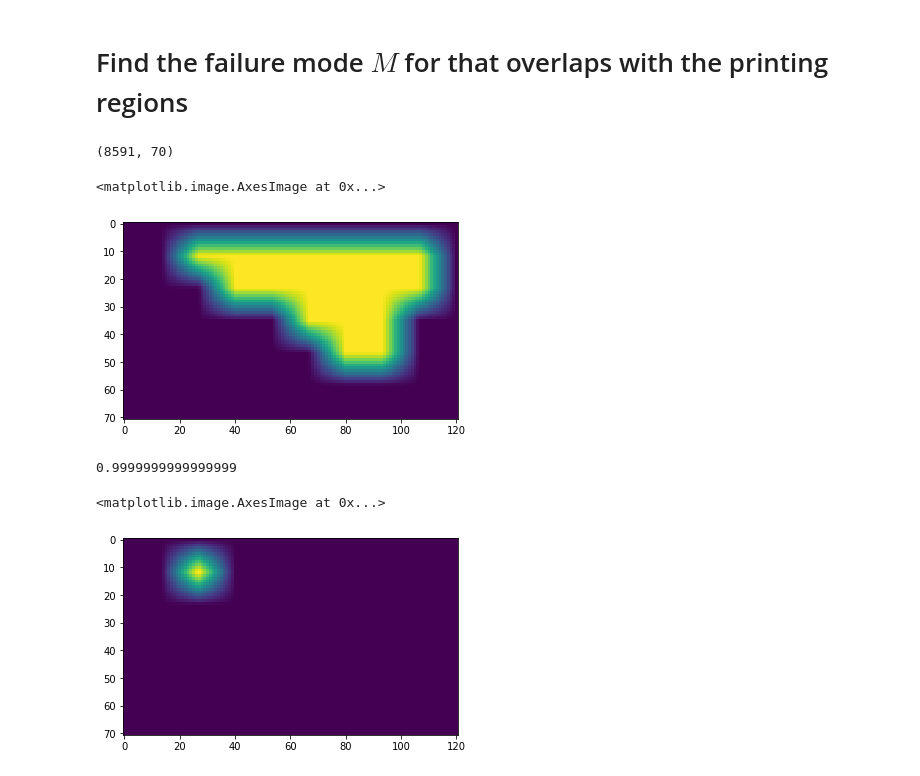
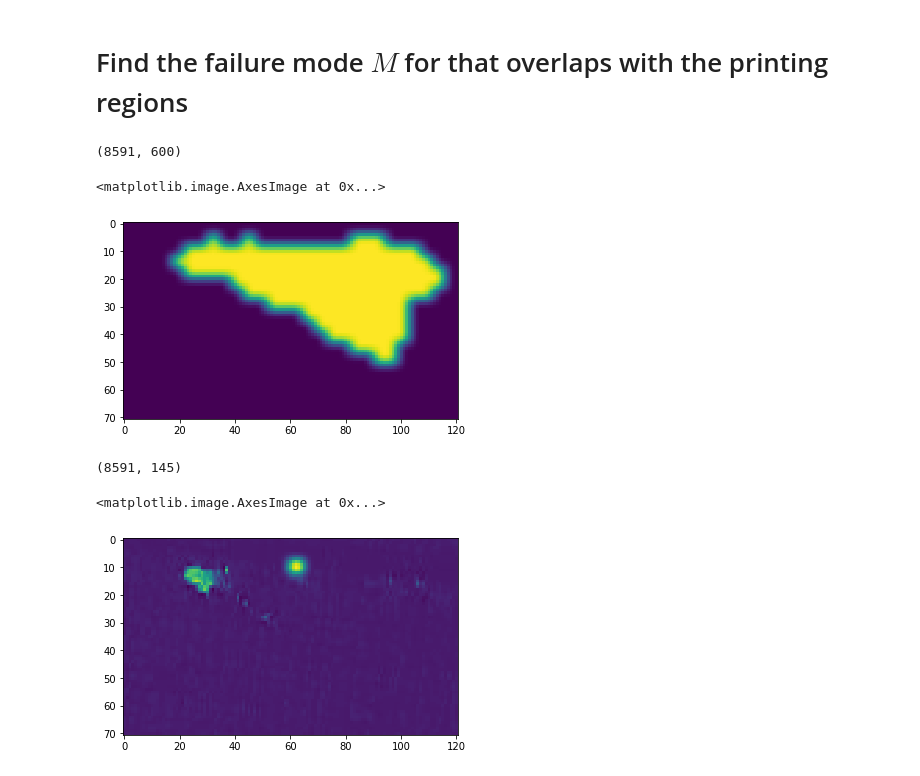
Before and after one commit to hyan46/ExtendedTSSRP, a Jupyter notebook: Case_3DPrinting_test.ipynb, the cells around one changed output. Saved outputs shown, nothing was run; the diff lists cells and outputs as text; code cells hidden in the pictures.

```diff
--- a/Case_3DPrinting_test.ipynb
+++ b/Case_3DPrinting_test.ipynb
@@ -59,39 +47,41 @@ plt.imshow(printingregion+defectregion)
 # Find the failure mode $M$ for that overlaps with the printing regions
 # %%
 from Bspline import bsplineBasis
-kx = 7
-ky = 10
-degree = 1 # Overlap region? (Size of B-spline basis)
+kx = 20
+ky = 30
+degree = 2 # Overlap region? (Size of B-spline basis)
 Bx = bsplineBasis(nx,kx-degree+1,degree)
 By = bsplineBasis(ny,ky-degree+1,degree)
 Mall = np.kron(Bx,By)
 # %%
 Mall.shape
 # %% [output]
-(8591, 70)
+(8591, 600)
 # %%
 ii = []
 MMregion = 0
 for i in np.arange(Mall.shape[1]):
     mM = Mall[:,i].reshape(nx,ny)
-    mMregion = mM > 0.5
+    mMregion = mM > 0.1
     res = np.logical_and(mMregion,printingregion)
     if np.sum(res[:]) > 20:
         ii.append(i)
         MMregion = MMregion + mM
 M = Mall[:,ii]
 plt.imshow(MMregion)
 # %% [output]
 <matplotlib.image.AxesImage at 0x...>
-[figure, old version]
+[figure, new version]
-# %%
-np.max(M)
-# %% [output]
-0.9999999999999999
+# %%
+M.shape
+# %% [output]
+(8591, 145)
 # %%
-plt.imshow(M[:,0].reshape(nx,ny))
+np.max(M)
+
+plt.imshow(M[:,14].reshape(nx,ny)+defectregion*0.05)
 # %% [output]
 <matplotlib.image.AxesImage at 0x...>
-[figure, old version]
+[figure, new version]
 # %%
 p = nx*ny # Number of dimensions
```
Also changed, not shown: parts of 10 cells of this notebook, 3 other files.
